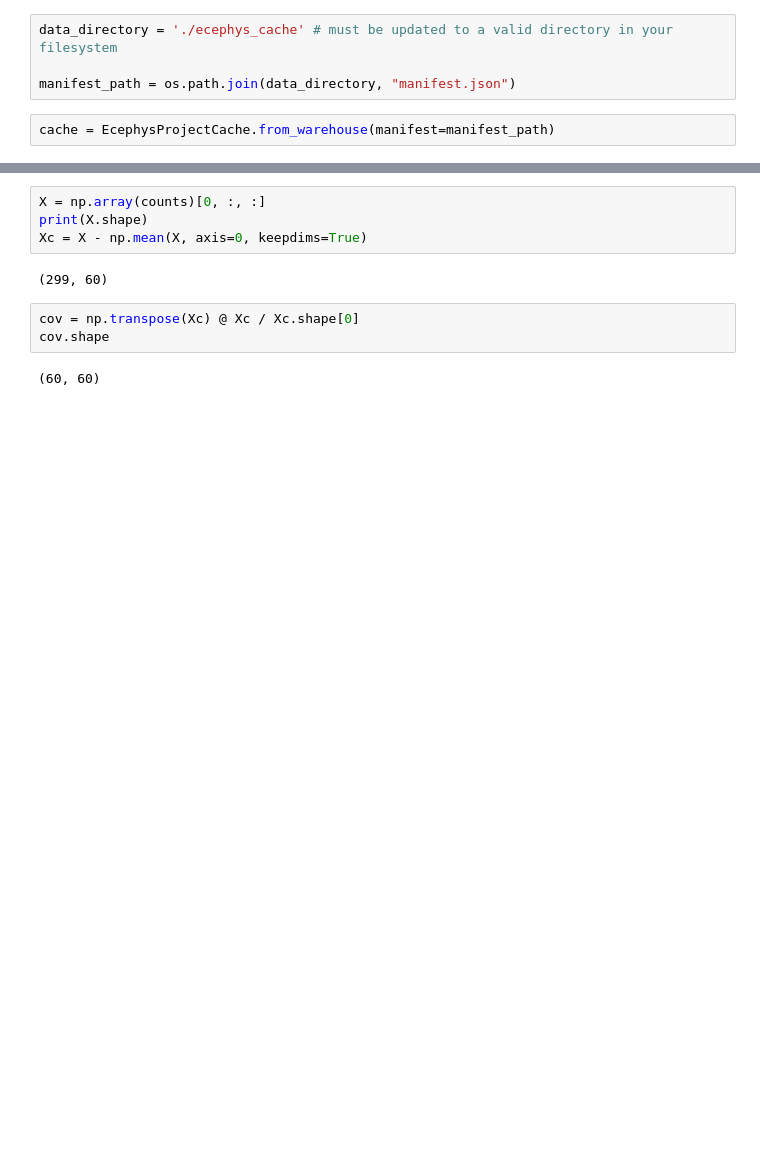
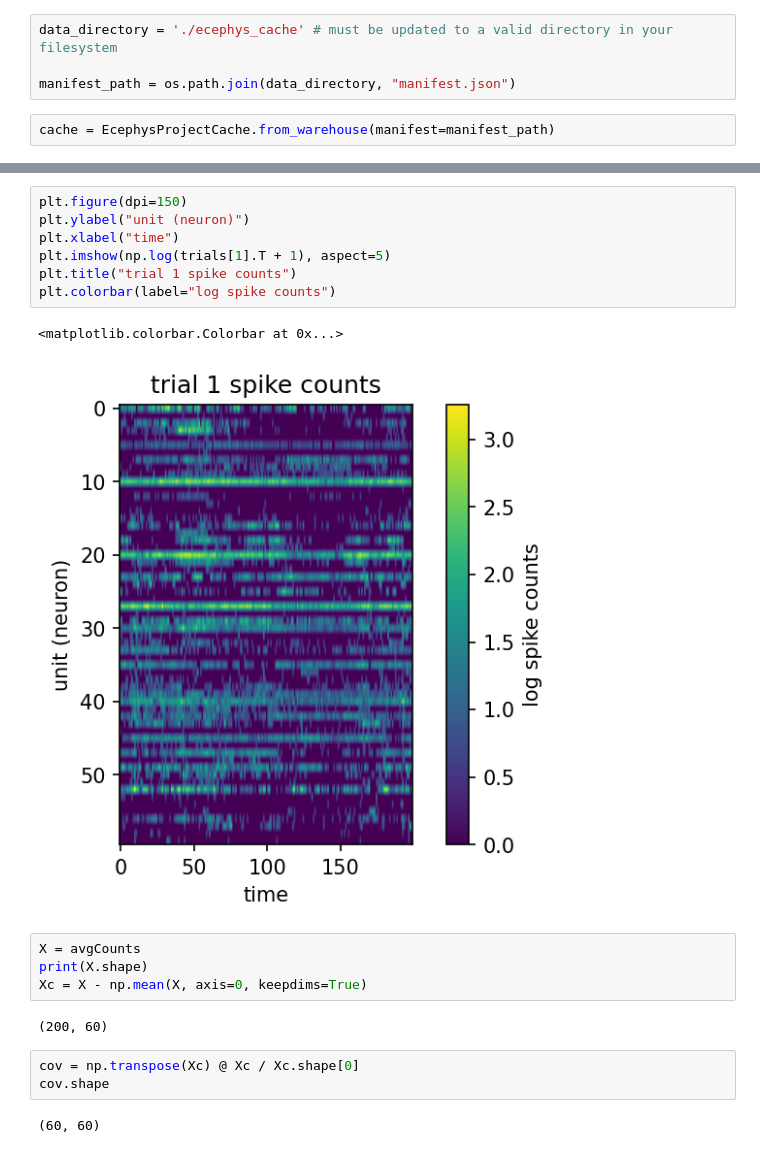
Before and after one commit to AlexTMallen/spectral-spectrum-sparse-analysis, a Jupyter notebook: allenSDK/visual_coding.ipynb, the cells around one changed output, grey strips where cells are left out. Saved outputs shown, nothing was run; the diff lists cells and outputs as text; blank space fills up the shorter version.

```diff
--- a/allenSDK/visual_coding.ipynb
+++ b/allenSDK/visual_coding.ipynb
@@ -156,9 +181,19 @@ plt.bar(bin_centers, counts[0, :, 4], width=bin_width)
+# %%
+plt.figure(dpi=150)
+plt.ylabel("unit (neuron)")
+plt.xlabel("time")
+plt.imshow(np.log(trials[1].T + 1), aspect=5)
+plt.title("trial 1 spike counts")
+plt.colorbar(label="log spike counts")
+# %% [output]
+<matplotlib.colorbar.Colorbar at 0x...>
+[figure, added]
 # %%
-X = np.array(counts)[0, :, :]
+X = avgCounts
 print(X.shape)
 Xc = X - np.mean(X, axis=0, keepdims=True)
 # %% [output]
-(299, 60)
+(200, 60)
 # %%
 cov = np.transpose(Xc) @ Xc / Xc.shape[0]
 cov.shape
```
Also changed, not shown: parts of 43 cells of this notebook.
